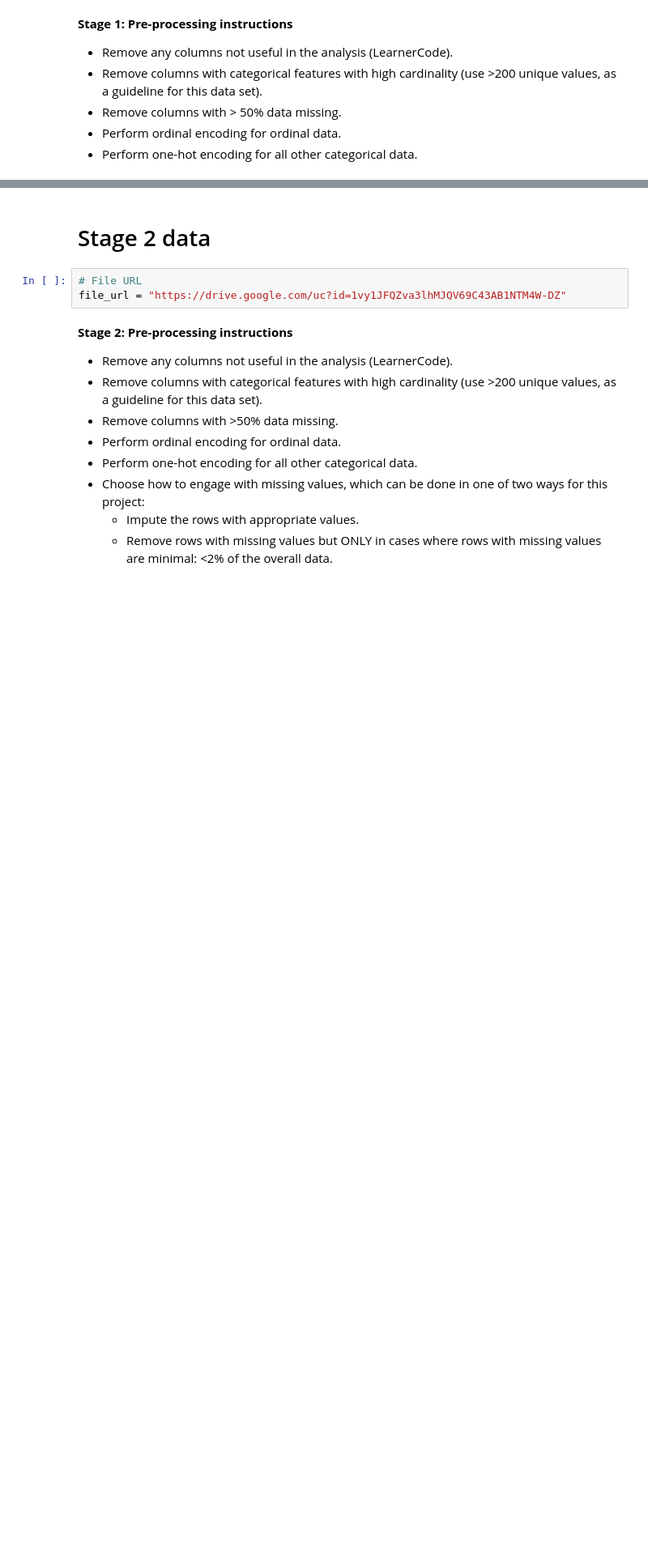
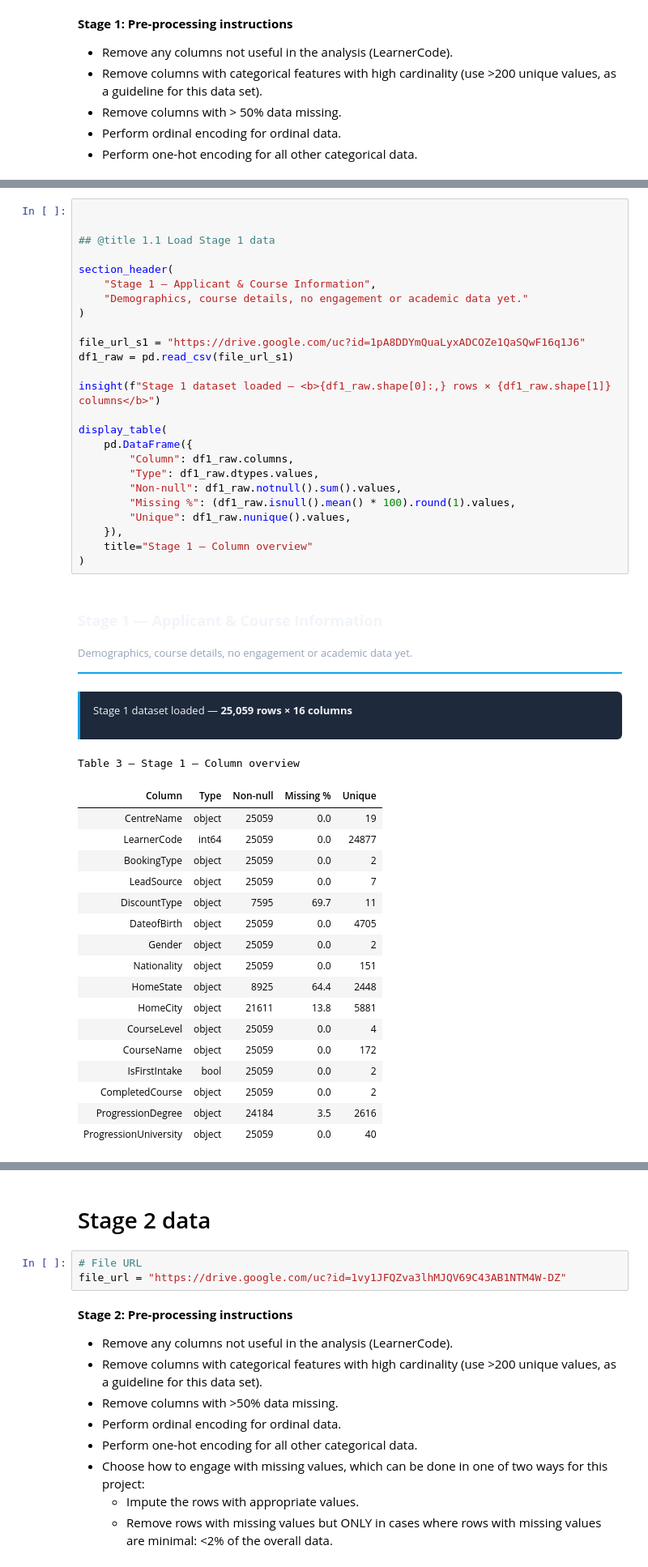
Before and after one commit to susanavenda/data_cambridge, a Jupyter notebook: Venda_Susana_CAM_C201_Week_6_Mini-project.ipynb, the cells around one changed output, grey strips where cells are left out. Shown at 81% size. Cells and saved outputs as stored; diff of their text form; blank space fills up the shorter version.

```diff
--- a/Venda_Susana_CAM_C201_Week_6_Mini-project.ipynb
+++ b/Venda_Susana_CAM_C201_Week_6_Mini-project.ipynb
@@ -76,0 +376,47 @@ file_url = "https://drive.google.com/uc?id=1pA8DDYmQuaLyxADCOZe1QaSQwF16q1J6"
+# %%
+
+
+## @title 1.1 Load Stage 1 data
+
+section_header(
+    "Stage 1 — Applicant & Course Information",
+    "Demographics, course details, no engagement or academic data yet."
+)
+
+file_url_s1 = "https://drive.google.com/uc?id=1pA8DDYmQuaLyxADCOZe1QaSQwF16q1J6"
+df1_raw = pd.read_csv(file_url_s1)
+
+insight(f"Stage 1 dataset loaded — <b>{df1_raw.shape[0]:,} rows × {df1_raw.shape[1]} columns</b>")
+
+display_table(
+    pd.DataFrame({
+        "Column": df1_raw.columns,
+        "Type": df1_raw.dtypes.values,
+        "Non-null": df1_raw.notnull().sum().values,
+        "Missing %": (df1_raw.isnull().mean() * 100).round(1).values,
+        "Unique": df1_raw.nunique().values,
+    }),
+    title="Stage 1 — Column overview"
+)
+# %% [output]
+Stage 1 — Applicant & Course Information
+Demographics, course details, no engagement or academic data yet.
+Stage 1 dataset loaded — 25,059 rows × 16 columns
+Table 3 — Stage 1 — Column overview
+| Column | Type | Non-null | Missing % | Unique |
+| CentreName | object | 25059 | 0.0 | 19 |
+| LearnerCode | int64 | 25059 | 0.0 | 24877 |
+| BookingType | object | 25059 | 0.0 | 2 |
+| LeadSource | object | 25059 | 0.0 | 7 |
+| DiscountType | object | 7595 | 69.7 | 11 |
+| DateofBirth | object | 25059 | 0.0 | 4705 |
+| Gender | object | 25059 | 0.0 | 2 |
+| Nationality | object | 25059 | 0.0 | 151 |
+| HomeState | object | 8925 | 64.4 | 2448 |
+| HomeCity | object | 21611 | 13.8 | 5881 |
+| CourseLevel | object | 25059 | 0.0 | 4 |
+| CourseName | object | 25059 | 0.0 | 172 |
+| IsFirstIntake | bool | 25059 | 0.0 | 2 |
+| CompletedCourse | object | 25059 | 0.0 | 2 |
+| ProgressionDegree | object | 24184 | 3.5 | 2616 |
+| ProgressionUniversity | object | 25059 | 0.0 | 40 |
```
Also changed, not shown: parts of 31 cells of this notebook.
